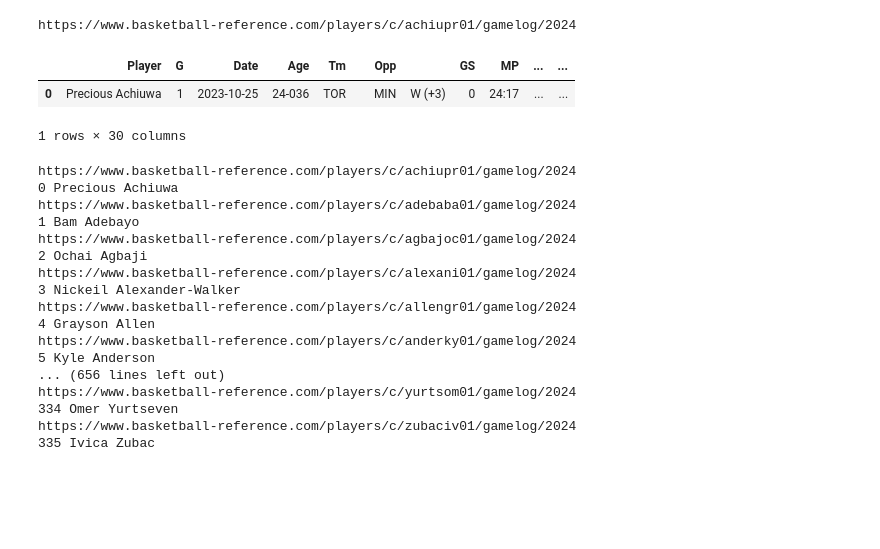
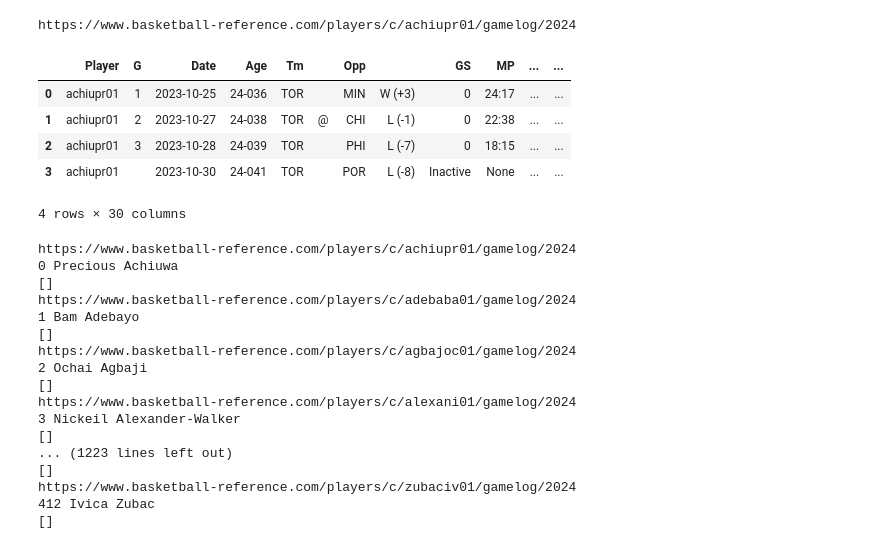
Before and after one commit to madram1423/NBA_betting_model, a Jupyter notebook: Gamelog_scrape copy.ipynb, the cells around one changed output. Saved outputs shown, nothing was run; the diff lists cells and outputs as text; code cells hidden in the pictures; blank space fills up the shorter version.

```diff
--- a/Gamelog_scrape copy.ipynb
+++ b/Gamelog_scrape copy.ipynb
@@ -47,0 +36,15 @@ player_codes
+# %%
+rows = soup.find_all('tr', class_='full_table')
+
+# Create a list to store the 'pos' values
+positions = []
+
+# Loop through the rows and extract the 'pos' value for each row
+for row in rows:
+    pos_element = row.find('td', {'data-stat': 'pos'})
+    if pos_element:
+        position = pos_element.text
+        positions.append(position)
+code_df = pd.DataFrame(player_codes,columns=['name','code'])
+code_df['pos'] = positions
+code_df
@@ -70,21 +87,24 @@ def get_headers(soup):
 # %%
 # avoid the first header row
 def get_stats_df(soup,headers,player):
 
     rows = soup.findAll('tr')
     player_stats = [[td.getText() for td in rows[i].findAll('td')]
                 for i in range(len(rows))]
     player_stats = [x for x in player_stats if len(x) > 4]
     stats = pd.DataFrame(player_stats, columns = headers)
     stats.insert(0, 'Player', player)
     stats.index = range(len(stats))
     return stats
 
 soup = get_url_soup(url)
 headers = get_headers(soup)
-get_stats_df(soup,headers,player_codes[0][0])
+get_stats_df(soup,headers,code_df['code'].iloc[0])
 # %% [output]
 |  | Player | G | Date | Age | Tm |  | Opp |  | GS | MP | ... | ... |
-| 0 | Precious Achiuwa | 1 | 2023-10-25 | 24-036 | TOR |  | MIN | W (+3) | 0 | 24:17 | ... | ... |
+| 0 | achiupr01 | 1 | 2023-10-25 | 24-036 | TOR |  | MIN | W (+3) | 0 | 24:17 | ... | ... |
+| 1 | achiupr01 | 2 | 2023-10-27 | 24-038 | TOR | @ | CHI | L (-1) | 0 | 22:38 | ... | ... |
+| 2 | achiupr01 | 3 | 2023-10-28 | 24-039 | TOR |  | PHI | L (-7) | 0 | 18:15 | ... | ... |
+| 3 | achiupr01 |  | 2023-10-30 | 24-041 | TOR |  | POR | L (-8) | Inactive | None | ... | ... |
-1 rows × 30 columns
+4 rows × 30 columns
 # %%
@@ -110,24 +136,24 @@ def get_stats(num):
     return data_core
 # %%
-test = get_stats(len(player_codes))
+test = get_stats(len(code_df),code_df)
 # %% [output]
 https://www.basketball-reference.com/players/c/achiupr01/gamelog/2024
 0 Precious Achiuwa
+[]
 https://www.basketball-reference.com/players/c/adebaba01/gamelog/2024
 1 Bam Adebayo
+[]
 https://www.basketball-reference.com/players/c/agbajoc01/gamelog/2024
 2 Ochai Agbaji
+[]
 https://www.basketball-reference.com/players/c/alexani01/gamelog/2024
 3 Nickeil Alexander-Walker
-https://www.basketball-reference.com/players/c/allengr01/gamelog/2024
-4 Grayson Allen
-https://www.basketball-reference.com/players/c/anderky01/gamelog/2024
-5 Kyle Anderson
-... (656 lines left out)
-https://www.basketball-reference.com/players/c/yurtsom01/gamelog/2024
-334 Omer Yurtseven
+[]
+... (1223 lines left out)
+[]
 https://www.basketball-reference.com/players/c/zubaciv01/gamelog/2024
-335 Ivica Zubac
+412 Ivica Zubac
+[]
 # %%
 with pd.option_context('display.max_rows', None,
                        'display.precision', 3,
```
Also changed, not shown: parts of 26 cells of this notebook, 19 other files.
